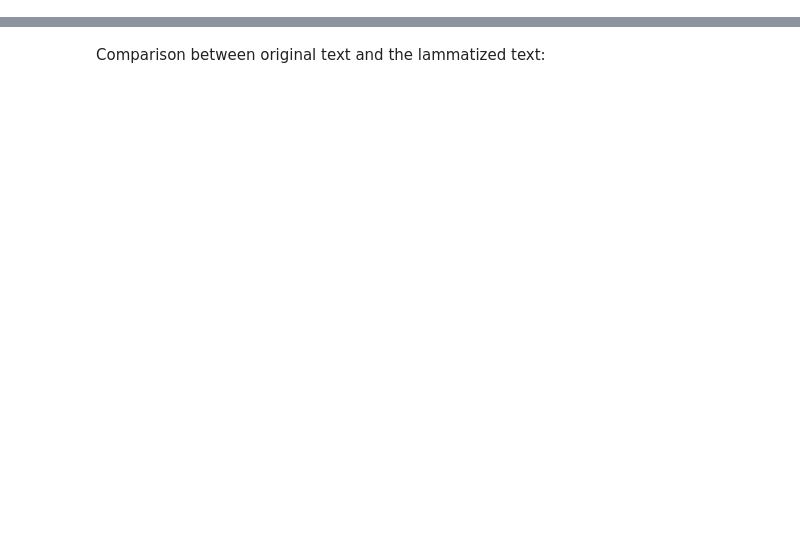
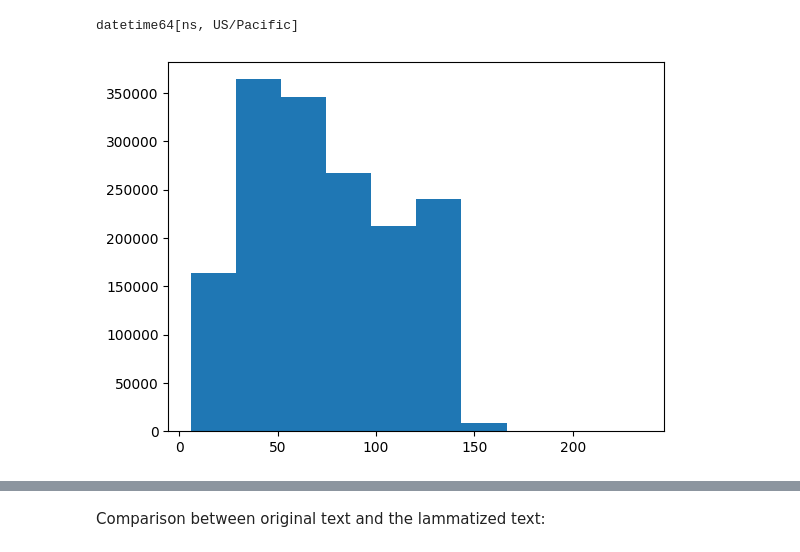
Before and after one commit to amadousysada/Sentiment-Analysis, a Jupyter notebook: notebooks/p7_01_exploration_preprocessing_and_feature_extraction.ipynb, the cells around one changed output, grey strips where cells are left out. Cells and saved outputs as stored; diff of their text form; code cells hidden in the pictures; blank space fills up the shorter version.

```diff
--- a/notebooks/p7_01_exploration_preprocessing_and_feature_extraction.ipynb
+++ b/notebooks/p7_01_exploration_preprocessing_and_feature_extraction.ipynb
@@ -921,0 +164,20 @@ For example, the "good", "better" or "best" is lemmatized into good and the verb
+# %%
+# Suppression de 'PDT' de la chaîne
+tweets_df['posted_at'] = tweets_df['posted_at'].str.replace("PDT", "", regex=False).str.strip()
+
+# Conversion en datetime sans timezone
+tweets_df['posted_at'] = pd.to_datetime(tweets_df['posted_at'], errors='coerce')
+
+# Localisation de la timezone (US Pacific Time)
+tweets_df['posted_at'] = tweets_df['posted_at'].dt.tz_localize('US/Pacific', ambiguous='NaT', nonexistent='NaT')
+# %%
+# aprés
+tweets_df.posted_at.dtypes
+# %% [output]
+datetime64[ns, US/Pacific]
+# %%
+text_length = tweets_df['content'].str.len()
+plt.hist(text_length)
+plt.show()
+# %% [output]
+[figure, added]
```
Also changed, not shown: parts of 150 cells of this notebook.
